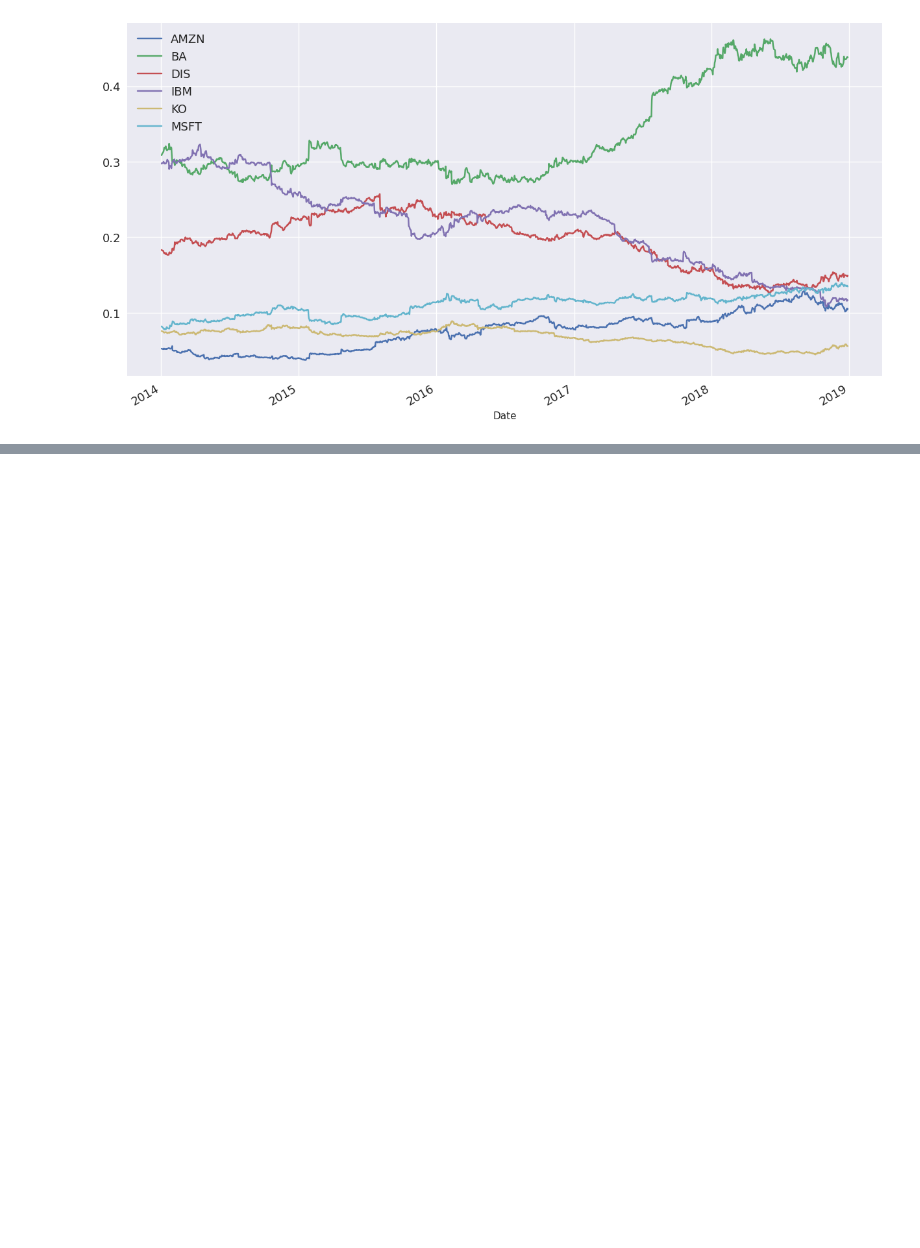
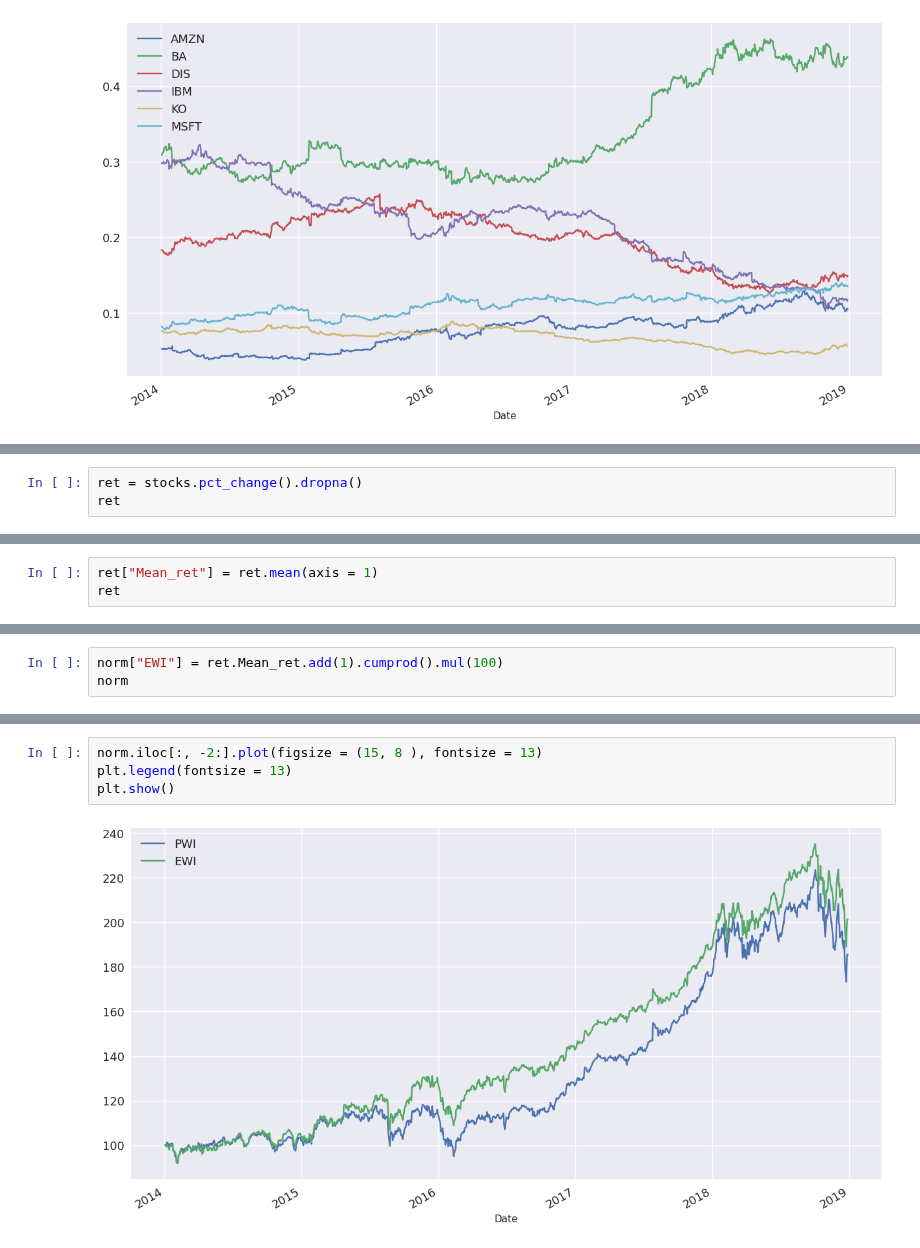
Before and after one commit to JamieW365/finance_projects, a Jupyter notebook: notebooks/stock_indexing.ipynb, the cells around one changed output, grey strips where cells are left out. Drawn from its saved outputs; the diff is of its cells as text; blank space fills up the shorter version.

```diff
--- a/notebooks/stock_indexing.ipynb
+++ b/notebooks/stock_indexing.ipynb
@@ -183,0 +206,3 @@ plt.show()
+# %%
+ret = stocks.pct_change().dropna()
+ret
@@ -183,0 +224,3 @@ plt.show()
+# %%
+ret["Mean_ret"] = ret.mean(axis = 1)
+ret
@@ -183,0 +242,3 @@ plt.show()
+# %%
+norm["EWI"] = ret.Mean_ret.add(1).cumprod().mul(100)
+norm
@@ -183,0 +260,6 @@ plt.show()
+# %%
+norm.iloc[:, -2:].plot(figsize = (15, 8 ), fontsize = 13)
+plt.legend(fontsize = 13)
+plt.show()
+# %% [output]
+[figure, added]
```
Also changed, not shown: parts of 7 cells of this notebook.
